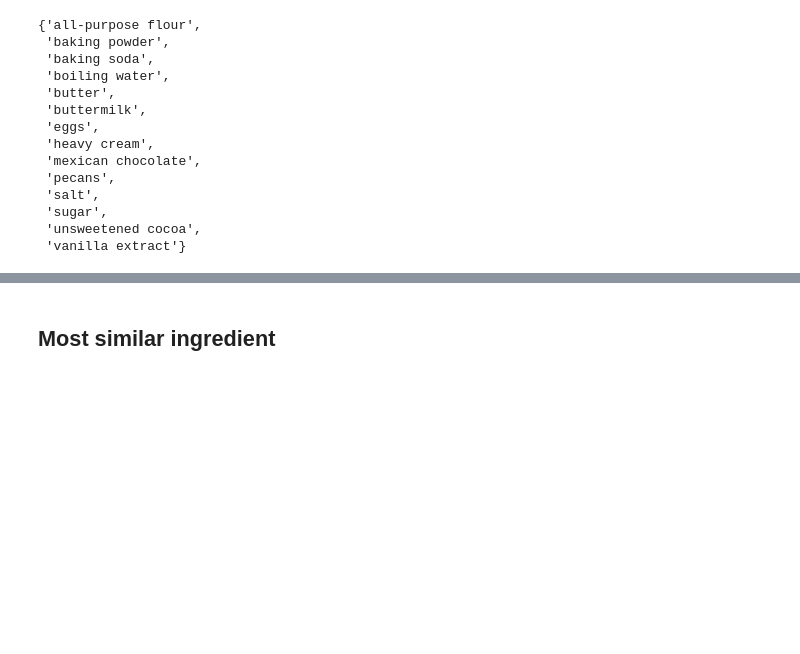
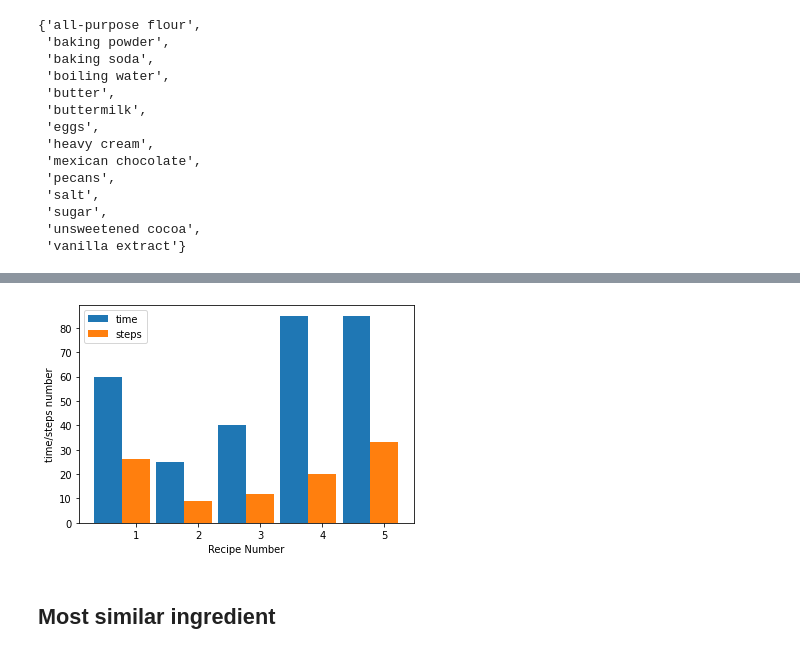
Before and after one commit to michaelbaluja/ECE143_WI22_FinalProject_Group14, a Jupyter notebook: notebooks/Recipe recommendation based on ingredients.ipynb, the cells around one changed output, grey strips where cells are left out. Cells and saved outputs as stored; diff of their text form; code cells hidden in the pictures; blank space fills up the shorter version.

```diff
--- a/notebooks/Recipe recommendation based on ingredients.ipynb
+++ b/notebooks/Recipe recommendation based on ingredients.ipynb
@@ -99,3 +130,19 @@ mostSimilar_recipe(query)
+# %%
+k1, k2 = [], []
+for i in range(5):
+    k1.append(f.iloc[f[f.name == theList[i][1]].index.tolist()[0]]["minutes"])
+    k2.append(f.iloc[f[f.name == theList[i][1]].index.tolist()[0]]["n_steps"])
+fig, ax = plt.subplots()
+x = [1, 2, 3, 4, 5]
+ax.bar(np.arange(5), k1, tick_label=x, width=0.45, label='time')
+ax.bar(np.arange(5) + 0.45, k2, tick_label=x, width=0.45, label='steps')
+plt.xlabel("Recipe Number")
+plt.ylabel("time/steps number")
+ax.legend()
+plt.savefig("Recipe number vs. time or steps.jpg")
+plt.show()
+# %% [output]
+[figure, added]
 # %% [markdown]
 ## Most similar ingredient
 # %%
```
Also changed, not shown: parts of 2 cells of this notebook, 4 other files.
